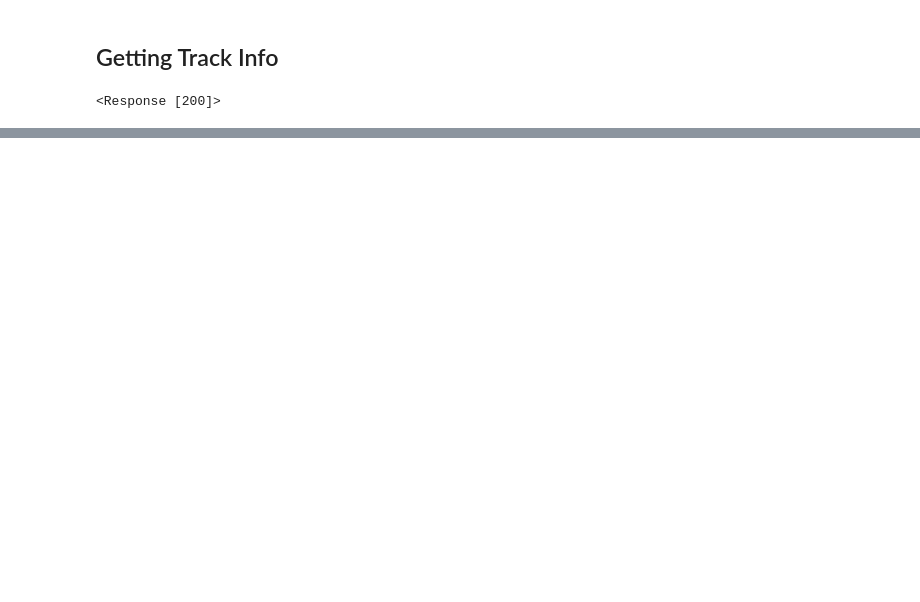
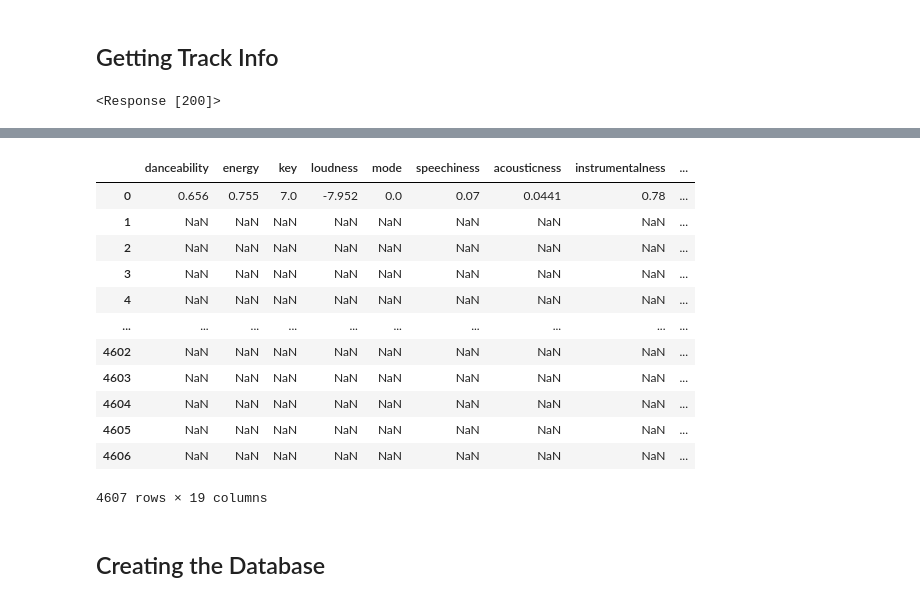
Before and after one commit to zgrayblue/artipy, a Jupyter notebook: spotify_api.ipynb, the cells around one changed output, grey strips where cells are left out. Drawn from its saved outputs; the diff is of its cells as text; code cells hidden in the pictures; blank space fills up the shorter version.

Commit message:
added more data collection, stuck with 429 errors

```diff
--- a/spotify_api.ipynb
+++ b/spotify_api.ipynb
@@ -130,0 +473,8 @@ myjson
+# %%
+root = 'https://api.spotify.com/v1'
+headers = {"Authorization": 'Bearer '+ access_token}
+
+endpoint = f'/audio-features/{id}'
+id = test
+r = requests.get(root + endpoint, headers = headers)
+myjson = json.loads(r.text)
@@ -130,0 +502,8 @@ myjson
+# %%
+root = 'https://api.spotify.com/v1'
+headers = {"Authorization": 'Bearer '+ access_token}
+parameters = {'ids': test}
+
+endpoint = '/audio-features'
+r = requests.get(root + endpoint, params=parameters, headers = headers)
+myjson = json.loads(r.text)
@@ -130,0 +514,15 @@ myjson
+# %%
+root = 'https://api.spotify.com/v1'
+headers = {"Authorization": 'Bearer '+ access_token}
+
+dict_list = []
+count = 0
+for id in test:
+    endpoint = f'/audio-features/{id}'
+    r = requests.get(root + endpoint, headers = headers)
+    myjson = json.loads(r.text)
+    dict_list.append(myjson)
+    count = count + 1
+    print(count)
+# %%
+jazz_dict = dict_list
@@ -130,0 +549,19 @@ myjson
+# %%
+jazz_audio_features = pd.DataFrame(jazz_dict)
+jazz_audio_features
+# %% [output]
+|  | danceability | energy | key | loudness | mode | speechiness | acousticness | instrumentalness | ... |
+| 0 | 0.656 | 0.755 | 7.0 | -7.952 | 0.0 | 0.07 | 0.0441 | 0.78 | ... |
+| 1 | NaN | NaN | NaN | NaN | NaN | NaN | NaN | NaN | ... |
+| 2 | NaN | NaN | NaN | NaN | NaN | NaN | NaN | NaN | ... |
+| 3 | NaN | NaN | NaN | NaN | NaN | NaN | NaN | NaN | ... |
+| 4 | NaN | NaN | NaN | NaN | NaN | NaN | NaN | NaN | ... |
+| ... | ... | ... | ... | ... | ... | ... | ... | ... | ... |
+| 4602 | NaN | NaN | NaN | NaN | NaN | NaN | NaN | NaN | ... |
+| 4603 | NaN | NaN | NaN | NaN | NaN | NaN | NaN | NaN | ... |
+| 4604 | NaN | NaN | NaN | NaN | NaN | NaN | NaN | NaN | ... |
+| 4605 | NaN | NaN | NaN | NaN | NaN | NaN | NaN | NaN | ... |
+| 4606 | NaN | NaN | NaN | NaN | NaN | NaN | NaN | NaN | ... |
+4607 rows × 19 columns
+# %% [markdown]
+## Creating the Database
```
Also changed, not shown: parts of 47 cells of this notebook, 2 other files.
